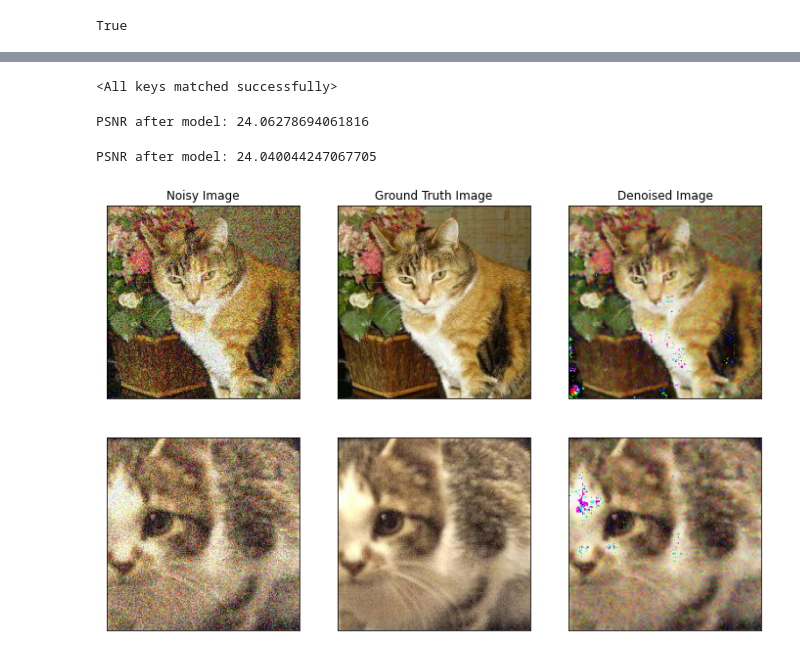
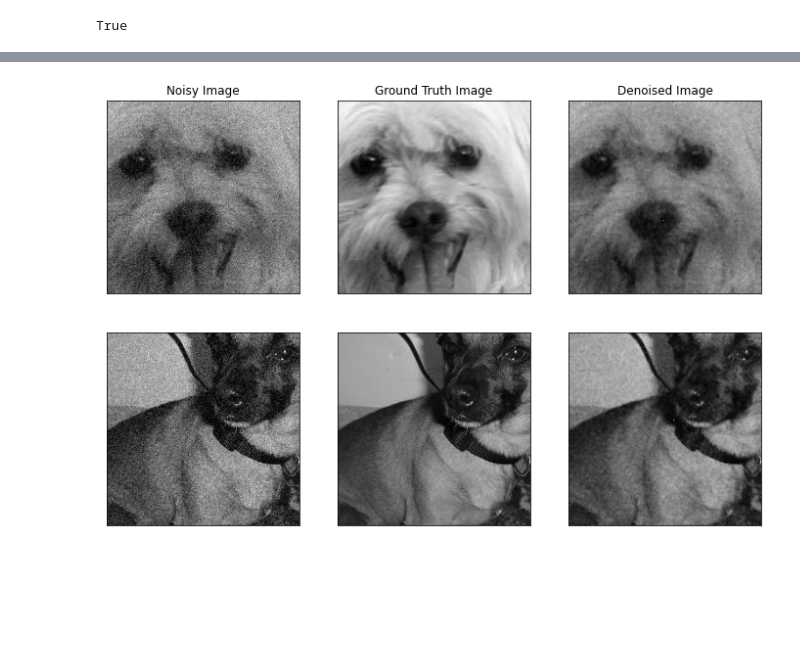
Before and after one commit to rk299792/Denoiser, a Jupyter notebook: train_task1.ipynb, the cells around one changed output, grey strips where cells are left out. Cells and saved outputs as stored; diff of their text form; code cells hidden in the pictures; blank space fills up the shorter version.

Commit message:
train task1

```diff
--- a/train_task1.ipynb
+++ b/train_task1.ipynb
@@ -21,14 +21,14 @@ import warnings
 from sklearn.preprocessing import normalize
 warnings.filterwarnings('ignore')
 # %%
-gtpath="../catData/gt/"
+gtpath="../dogData_20/gt/"
 gtfiles=[]
 for folder, subfolder, filenames in os.walk(gtpath):
     for files in filenames:
         gtfiles.append(files)
 
 
-noisepath="../catData/noise/"
+noisepath="../dogData_20/noise/"
 noisefiles=[]
 for folder, subfolder, filenames in os.walk(noisepath):
     for files in filenames:
@@ -36,13 +36,16 @@ for folder, subfolder, filenames in os.walk(noisepath):
 
 #check whether both noise and gt have same files
 print(gtfiles==noisefiles)
+
+#Due to computational limitation, I only take 200 images
+gtfiles_=gtfiles[:1000]
 # %% [output]
 True
 # %%
-catdataset= CatdogDataset(data_path=noisepath,target_path=gtpath,filenames=gtfiles)
-train_size=int(0.7*len(catdataset))
-test_size=len(catdataset)-train_size
-trainset,testset=random_split(catdataset,[train_size,test_size],generator=torch.manual_seed(42))
+m1dataset= CatdogDataset(data_path=noisepath,target_path=gtpath,filenames=gtfiles_)
+train_size=int(0.8*len(m1dataset))
+test_size=len(m1dataset)-train_size
+trainset,testset=random_split(m1dataset,[train_size,test_size],generator=torch.manual_seed(42))
 # %%
 model=RedCNN()
 print(model)
@@ -108,4 +139,0 @@ modelfile="trained_on_cat_130batch.pth.tar"
-# %%
-model=RedCNN()
-
-model.load_state_dict(torch.load(modelfile))
@@ -130,71 +160,42 @@ torch.save(train_psnr,"psnr_of_the_cattest_set_after_applyingmodel.pth.tar")
-# %%
-ewcmodelfile="trained_on_dogwithewc.pth.tar"
-ewcmodel=RedCNN()
-ewcmodel.load_state_dict(torch.load(ewcmodelfile))
-# %% [output]
-<All keys matched successfully>
-# %%
-ewctrain_psnr=[]
-for i in range(len(testset)):
-    noise,gt=testset[i]
-    ewctrain_psnr.append(cv2.PSNR(ewcmodel(noise.view(-1,3,224,224)).detach().numpy().reshape(3,224,224),gt.numpy()))
-
-print(f"PSNR after model: {sum(ewctrain_psnr)/len(ewctrain_psnr)}")
-# %% [output]
-PSNR after model: 24.06278694061816
-# %%
-noewcmodelfile="trained_on_dogwithout_ewc.pth.tar"
-
-noewcmodel=RedCNN()
-noewcmodel.load_state_dict(torch.load(noewcmodelfile))
-
-noewctrain_psnr=[]
-for i in range(len(testset)):
-    noise,gt=testset[i]
-    noewctrain_psnr.append(cv2.PSNR(noewcmodel(noise.view(-1,3,224,224)).detach().numpy().reshape(3,224,224),gt.numpy()))
-
-print(f"PSNR after model: {sum(noewctrain_psnr)/len(noewctrain_psnr)}")
-# %% [output]
-PSNR after model: 24.040044247067705
 # %%
 ##Visualize the result with the image
 
-input_image,target_image=testset[0]
+input_image,target_image=trainset[100]
 
-input_image=input_image.view(-1,3,224,224)
-target_image=target_image.view(-1,3,224,224)
+input_image=input_image.view(-1,1,224,224)
+target_image=target_image.view(-1,1,224,224)
 
-input_image2,target_image2=testset[690]
-input_image2=input_image2.view(-1,3,224,224)
-target_image2=target_image2.view(-1,3,224,224)
+input_image2,target_image2=testset[9]
+input_image2=input_image2.view(-1,1,224,224)
+target_image2=target_image2.view(-1,1,224,224)
 with torch.no_grad():
     netoutput_image=model(input_image)
     netoutput_image2=model(input_image2)
 
 
 
 fig, ax = plt.subplots(2, 3,figsize=(12, 8))
 
 
-ax[0][0].imshow(np.transpose(input_image.view(3,224,224).to(torch.uint8),(1,2,0)))
-ax[0][1].imshow(np.transpose(target_image.view(3,224,224).to(torch.uint8),(1,2,0)))
-ax[0][2].imshow(np.transpose(netoutput_image.view(3,224,224).to(torch.uint8),(1,2,0)))
+ax[0][0].imshow(np.transpose(input_image.view(1,224,224).to(torch.uint8),(1,2,0)),cmap="gray")
+ax[0][1].imshow(np.transpose(target_image.view(1,224,224).to(torch.uint8),(1,2,0)),cmap="gray")
+ax[0][2].imshow(np.transpose(netoutput_image.view(1,224,224).to(torch.uint8),(1,2,0)),cmap="gray")
 
-ax[1][0].imshow(np.transpose(input_image2.view(3,224,224).to(torch.uint8),(1,2,0)))
-ax[1][1].imshow(np.transpose(target_image2.view(3,224,224).to(torch.uint8),(1,2,0)))
-ax[1][2].imshow(np.transpose(netoutput_image2.view(3,224,224).to(torch.uint8),(1,2,0)))
+ax[1][0].imshow(np.transpose(input_image2.view(1,224,224).to(torch.uint8),(1,2,0)),cmap="gray")
+ax[1][1].imshow(np.transpose(target_image2.view(1,224,224).to(torch.uint8),(1,2,0)),cmap="gray")
+ax[1][2].imshow(np.transpose(netoutput_image2.view(1,224,224).to(torch.uint8),(1,2,0)),cmap="gray")
 
 # Add titles to each subplot
 ax[0][0].set_title('Noisy Image')
 ax[0][1].set_title('Ground Truth Image')
 ax[0][2].set_title('Denoised Image')
 
 # # Remove the x and y ticks
 for a in ax.flat:
     a.set_xticks([])
     a.set_yticks([])
 
 # Show the plot
 plt.show()
 # %% [output]
-[figure, old version]
+[figure, new version]
```
Also changed, not shown: parts of 7 cells of this notebook, 9 other files.
